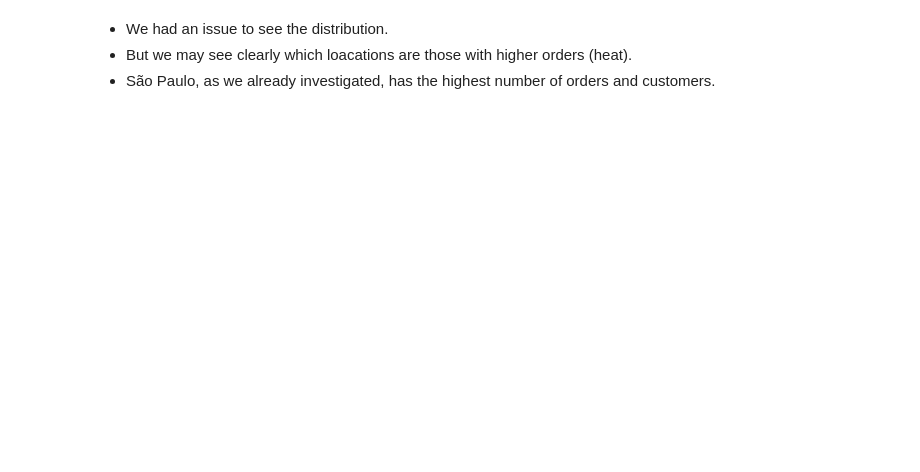
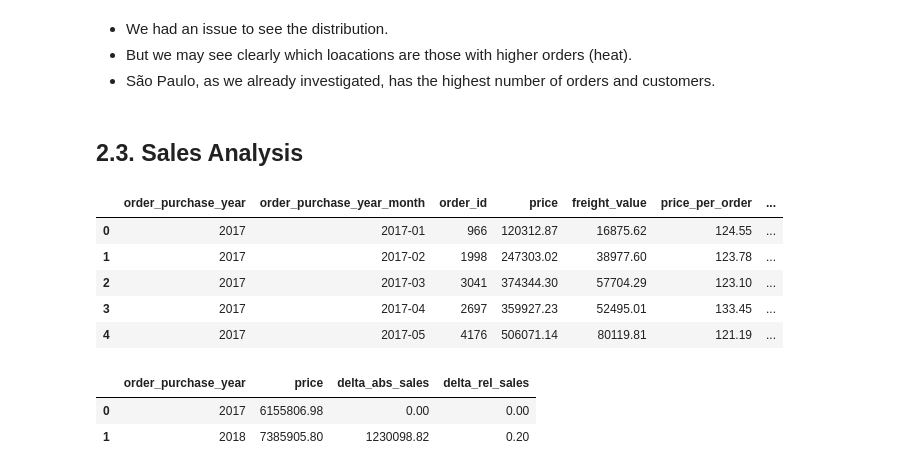
Before and after one commit to lucasquemelli/customer_satisfaction_prediction, a Jupyter notebook: customer_satisfaction_prediction.ipynb, the cells around one changed output. Saved outputs shown, nothing was run; the diff lists cells and outputs as text; code cells hidden in the pictures; blank space fills up the shorter version.

```diff
--- a/customer_satisfaction_prediction.ipynb
+++ b/customer_satisfaction_prediction.ipynb
@@ -1390,3 +1390,5 @@ map1
 - We had an issue to see the distribution.
 - But we may see clearly which loacations are those with higher orders (heat).
 - São Paulo, as we already investigated, has the highest number of orders and customers.
+# %% [markdown]
+## 2.3. Sales Analysis
@@ -1392,0 +1399,21 @@ map1
+# %%
+# Grouping data
+df_month_aggreg = df_orders_filt.groupby(by=['order_purchase_year', 'order_purchase_year_month'], as_index=False)
+df_month_aggreg = df_month_aggreg.agg({
+    'order_id': 'count', # orders per period of time
+    'price': 'sum',
+    'freight_value': 'sum'
+})
+
+# Adding new columns for analysis
+df_month_aggreg['price_per_order'] = df_month_aggreg['price'] / df_month_aggreg['order_id']
+df_month_aggreg['freight_per_order'] = df_month_aggreg['freight_value'] / df_month_aggreg['order_id']
+df_month_aggreg.sort_values("order_purchase_year_month", ascending=True, inplace=True)
+df_month_aggreg.head()
+# %% [output]
+|  | order_purchase_year | order_purchase_year_month | order_id | price | freight_value | price_per_order | ... |
+| 0 | 2017 | 2017-01 | 966 | 120312.87 | 16875.62 | 124.55 | ... |
+| 1 | 2017 | 2017-02 | 1998 | 247303.02 | 38977.60 | 123.78 | ... |
+| 2 | 2017 | 2017-03 | 3041 | 374344.30 | 57704.29 | 123.10 | ... |
+| 3 | 2017 | 2017-04 | 2697 | 359927.23 | 52495.01 | 133.45 | ... |
+| 4 | 2017 | 2017-05 | 4176 | 506071.14 | 80119.81 | 121.19 | ... |
@@ -1392,0 +1436,14 @@ map1
+# %%
+df_sales_compare = df_month_aggreg.copy()
+aux = df_sales_compare.copy()
+
+aux = aux[["price", "order_purchase_year"]].groupby("order_purchase_year").sum().reset_index()
+
+aux['delta_abs_sales'] = aux['price'].diff().fillna(0.0)
+aux['delta_rel_sales'] = aux['price'].pct_change().fillna(0.0)
+
+aux
+# %% [output]
+|  | order_purchase_year | price | delta_abs_sales | delta_rel_sales |
+| 0 | 2017 | 6155806.98 | 0.00 | 0.00 |
+| 1 | 2018 | 7385905.80 | 1230098.82 | 0.20 |
```
Also changed, not shown: parts of 5 cells of this notebook.
